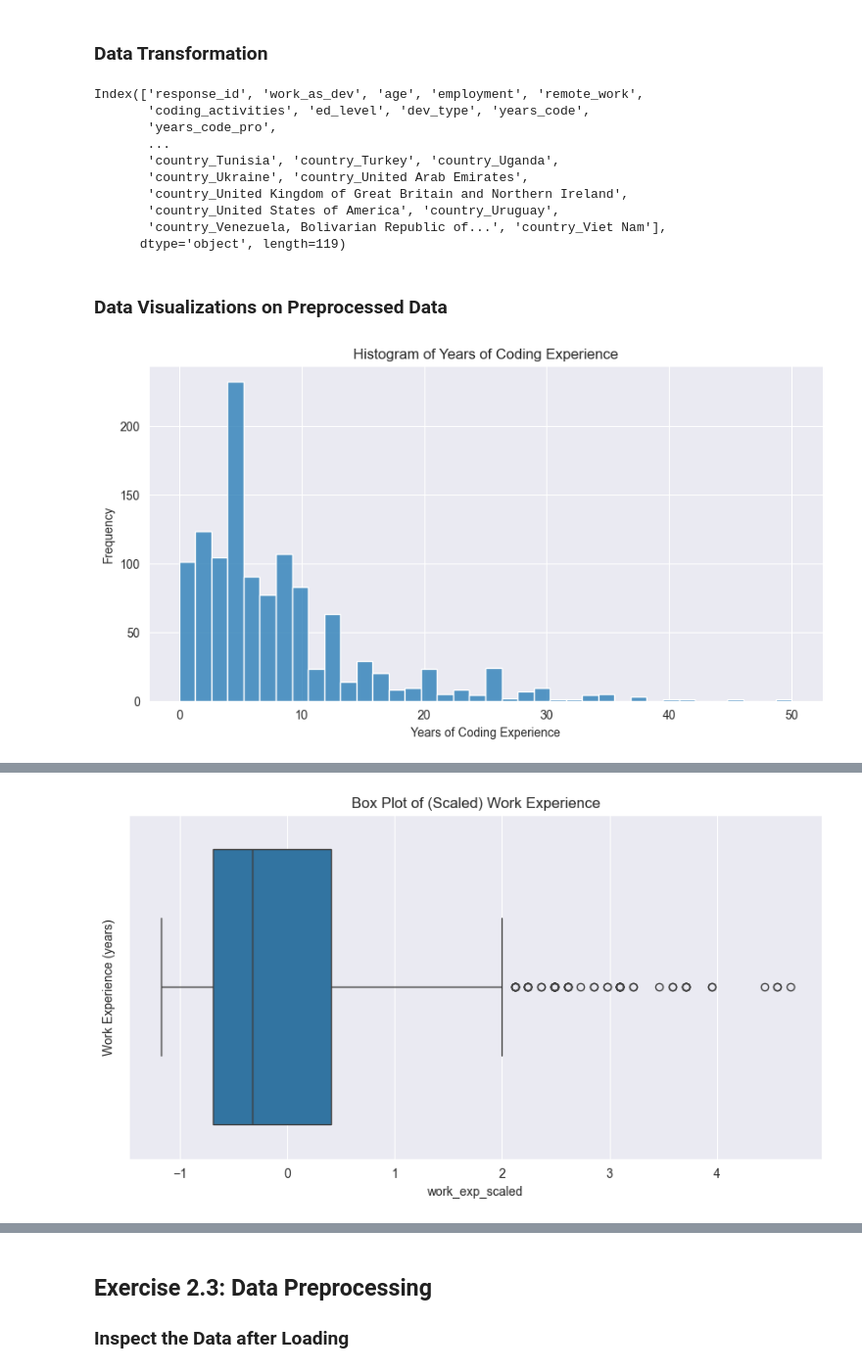
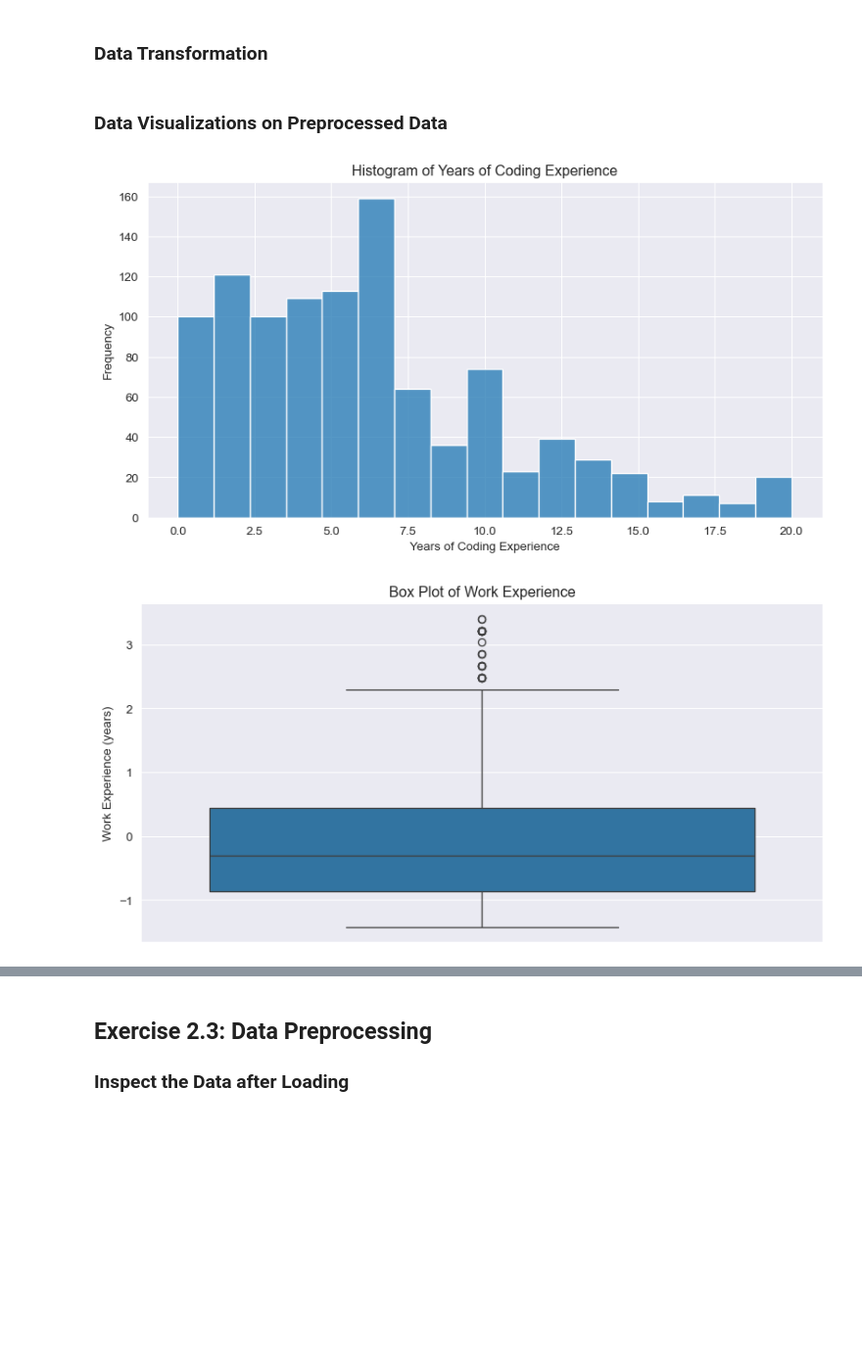
Before and after one commit to ismayc/oreilly-fundamentals-of-statistics-with-python, a Jupyter notebook: exercises_solutions.ipynb, the cells around one changed output, grey strips where cells are left out. Shown at 98% size. Drawn from its saved outputs; the diff is of its cells as text; code cells hidden in the pictures; blank space fills up the shorter version.

```diff
--- a/exercises_solutions.ipynb
+++ b/exercises_solutions.ipynb
@@ -568,3 +622,7 @@ plans_to_use_ai                 0
 converted_comp_yearly           0
 survey_completion_date          0
 dtype: int64
+# %%
+# Remove duplicates if any
+data_dev_survey = data_dev_survey.drop_duplicates()
+data_dev_survey.info()
@@ -731,6 +824,11 @@ IQR = Q3 - Q1
 outliers = numeric_data[(numeric_data < (Q1 - 1.5 * IQR)) \
                       | (numeric_data > (Q3 + 1.5 * IQR))]
 print(outliers)
+
+# Remove outliers
+data_dev_survey_imputed = data_dev_survey_imputed[~(
+    (numeric_data < (Q1 - 1.5 * IQR)) | (numeric_data > (Q3 + 1.5 * IQR))
+  ).any(axis=1)]
 # %% [output]
       response_id  years_code  years_code_pro  work_exp  converted_comp_yearly
 0             NaN         NaN             NaN       NaN                    NaN
@@ -751,42 +849,44 @@ print(outliers)
 # %%
 from sklearn.preprocessing import MinMaxScaler, StandardScaler
 
-# Normalization on converted_comp_yearly
+# Normalization on 'converted_comp_yearly'
 scaler = MinMaxScaler()
-data_dev_survey_imputed['converted_comp_yearly_scaled'] = scaler.fit_transform(
+data_dev_survey_imputed[['converted_comp_yearly']] = scaler.fit_transform(
   data_dev_survey_imputed[['converted_comp_yearly']]
 )
 
-# Standardization on work_exp
+# Standardization on 'work_exp'
 scaler = StandardScaler()
-data_dev_survey_imputed['work_exp_scaled'] = scaler.fit_transform(
+data_dev_survey_imputed[['work_exp']] = scaler.fit_transform(
   data_dev_survey_imputed[['work_exp']]
 )
 
-# Encoding categorical variables (country)
-data_dev_survey_imputed2 = pd.get_dummies(data_dev_survey_imputed,
+# Encoding categorical variables ('country')
+data_dev_survey_imputed = pd.get_dummies(data_dev_survey_imputed,
                                          columns=['country'])
-# %%
-data_dev_survey_imputed2.columns
-# %% [output]
-Index(['response_id', 'work_as_dev', 'age', 'employment', 'remote_work',
-       'coding_activities', 'ed_level', 'dev_type', 'years_code',
-       'years_code_pro',
-       ...
-       'country_Tunisia', 'country_Turkey', 'country_Uganda',
-       'country_Ukraine', 'country_United Arab Emirates',
-       'country_United Kingdom of Great Britain and Northern Ireland',
-       'country_United States of America', 'country_Uruguay',
-       'country_Venezuela, Bolivarian Republic of...', 'country_Viet Nam'],
-      dtype='object', length=119)
 # %% [markdown]
 ### Data Visualizations on Preprocessed Data
 # %%
-# Histogram for years_code_pro
-sns.histplot(data_dev_survey_imputed2['years_code_pro']);
+# Histogram for 'years_code_pro'
+sns.histplot(data_dev_survey_imputed['years_code_pro']);
 plt.title('Histogram of Years of Coding Experience');
 plt.xlabel('Years of Coding Experience');
 plt.ylabel('Frequency');
+plt.show()
+
+# Box plot for 'work_exp'
+sns.boxplot(y=data_dev_survey_imputed['work_exp']);
+plt.title('Box Plot of Work Experience');
+plt.ylabel('Work Experience (years)');
+plt.show()
+
+# Scatter plot for 'years_code_pro' vs. 'converted_comp_yearly'
+sns.scatterplot(x=data_dev_survey_imputed['years_code_pro'],
+                y=data_dev_survey_imputed['converted_comp_yearly']);
+plt.title('Scatter Plot of Years of Coding Experience vs. Yearly Compensation');
+plt.xlabel('Years of Coding Experience');
+plt.ylabel('Yearly Compensation');
 plt.show();
 # %% [output]
-[figure, old version]
+[figure, new version]
+[figure, added]
@@ -793,8 +893,0 @@ plt.show();
-# %%
-# Box plot for 'work_exp' scaled
-sns.boxplot(x=data_dev_survey_imputed2['work_exp_scaled']);
-plt.title('Box Plot of (Scaled) Work Experience');
-plt.ylabel('Work Experience (years)');
-plt.show();
-# %% [output]
-[figure, removed]
```
Also changed, not shown: parts of 102 cells of this notebook, 17 other files.
